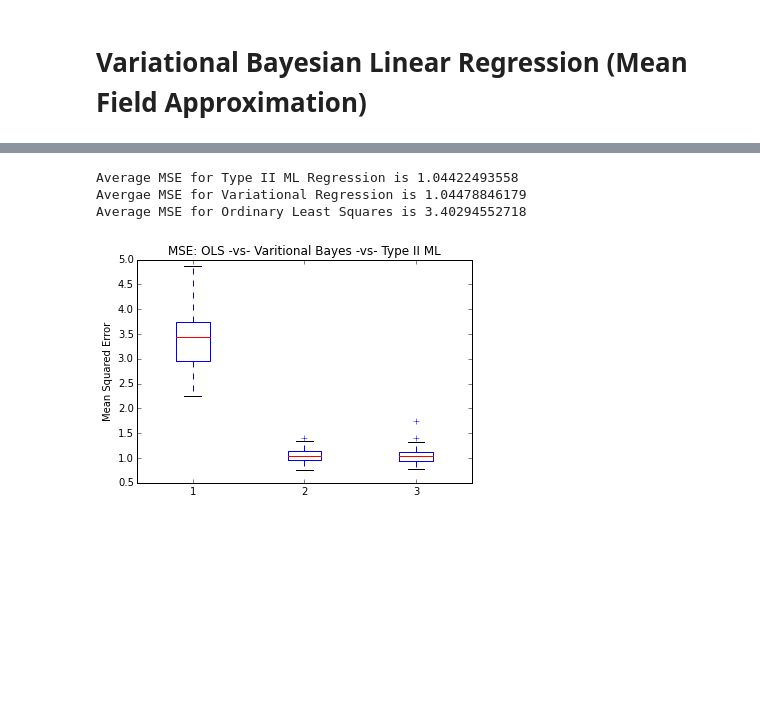
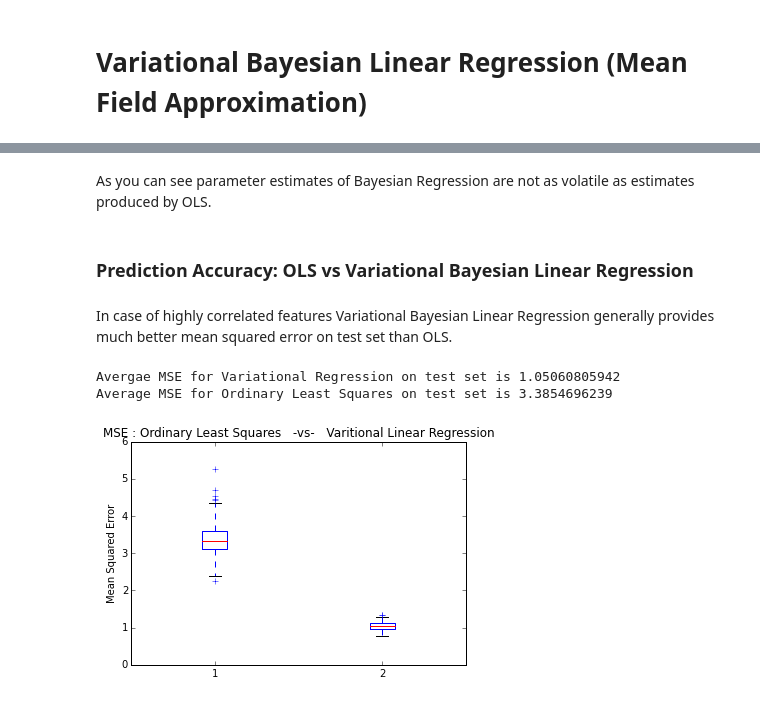
Before and after one commit to AmazaspShumik/sklearn-bayes, a Jupyter notebook: Variational Bayesian Linear Regression/variational_regression_notebook.ipynb, the cells around one changed output, grey strips where cells are left out. Cells and saved outputs as stored; diff of their text form; code cells hidden in the pictures; blank space fills up the shorter version.

```diff
--- a/Variational Bayesian Linear Regression/variational_regression_notebook.ipynb
+++ b/Variational Bayesian Linear Regression/variational_regression_notebook.ipynb
@@ -20,0 +17,33 @@ As you can see both Type II ML and Variational Bayes provide much better mean sq
+# %%
+# generate features that will be highly correlated
+np.random.seed(0)
+n, m              = 100, 30
+prototype         = 5*np.random.random(100)
+X                 = np.outer(prototype,np.ones(m)) + 0.05*np.random.randn(n, m)
+
+# Define only one feature to be relevant
+Theta             = np.zeros(m)
+Theta[0]          = 4.
+
+# Generate linear model with noise
+Y                 = np.dot(X, Theta) + np.random.normal(0,1,100)
+
+# train & test split
+X,x,Y,y           = train_test_split(X,Y, test_size = 0.4)
+
+# Fit the Bayesian Regression and an OLS for comparison
+br                = VariationalLinearRegression(X,Y, bias_term = True,
+                                               verbose = False)
+br.fit()
+
+ols               = LinearRegression()
+ols.fit(X, Y)
+
+plt.plot(ols.coef_,"r-",label = "OLS")
+plt.plot(br.Mw  ,"b-",label = "Bayesian")
+plt.plot(Theta,"g-", label = "Truth", linewidth = 3)
+plt.xlabel("parameter index")
+plt.ylabel("parameter estimarte")
+plt.title("OLS vs Bayesian Regression")
+plt.legend(loc = 1)
+plt.show()
@@ -21,3 +52,9 @@ As you can see both Type II ML and Variational Bayes provide much better mean sq
+# %% [markdown]
+As you can see parameter estimates of Bayesian Regression are not as volatile as estimates produced by OLS.
+# %% [markdown]
+### Prediction Accuracy: OLS  vs  Variational Bayesian Linear Regression
+# %% [markdown]
+In case of highly correlated features Variational Bayesian Linear Regression generally provides much better mean squared error on test set than OLS.
 # %%
 # Parameters:
 #                    n - number of observations
@@ -26,7 +63,7 @@ As you can see both Type II ML and Variational Bayes provide much better mean sq
 n,m,n_sims = 500,499,100
 
 # MSEs
-mse_vlr, mse_blr, mse_ols       = [],[],[]
+mse_vlr, mse_ols       = [],[]
 
 
 for i in range(n_sims):
@@ -48,30 +85,22 @@ for i in range(n_sims):
     y_vlr,v_vlr = vlr.predict_dist(x)
     mse_vlr.append(mse(y_vlr,y))
 
-    # fit & test Type II ML Bayesian Linear Regression
-    blr         = BayesianRegression(X,Y,bias_term = True)
-    blr.fit()
-    y_blr,v_blr = blr.predict_dist(x)
-    mse_blr.append(mse(y_blr,y))
-
     # fit & test OLS
     ols         = LinearRegression()
     ols.fit(X,Y)
     y_ols       = ols.predict(x)
     mse_ols.append(mse(y_ols,y))
 # %%
-print "Average MSE for Type II ML Regression is {0}".format(np.mean(mse_blr))
-print "Avergae MSE for Variational Regression is {0}".format(np.mean(mse_vlr))
-print "Average MSE for Ordinary Least Squares is {0}".format(np.mean(mse_ols))
+print "Avergae MSE for Variational Regression on test set is {0}".format(np.mean(mse_vlr))
+print "Average MSE for Ordinary Least Squares on test set is {0}".format(np.mean(mse_ols))
 # %% [output]
-Average MSE for Type II ML Regression is 1.04422493558
-Avergae MSE for Variational Regression is 1.04478846179
-Average MSE for Ordinary Least Squares is 3.40294552718
+Avergae MSE for Variational Regression on test set is 1.05060805942
+Average MSE for Ordinary Least Squares on test set is 3.3854696239
 # %%
 # compare mean squared error
-bp1 = plt.boxplot((mse_ols,mse_vlr,mse_blr))
-plt.title("MSE: OLS -vs- Varitional Bayes -vs- Type II ML ")
+bp1 = plt.boxplot((mse_ols,mse_vlr))
+plt.title("MSE : Ordinary Least Squares   -vs-   Varitional Linear Regression")
 plt.ylabel("Mean Squared Error")
 plt.show()
 # %% [output]
-[figure, old version]
+[figure, new version]
```
Also changed, not shown: parts of 12 cells of this notebook, 1 other file.
